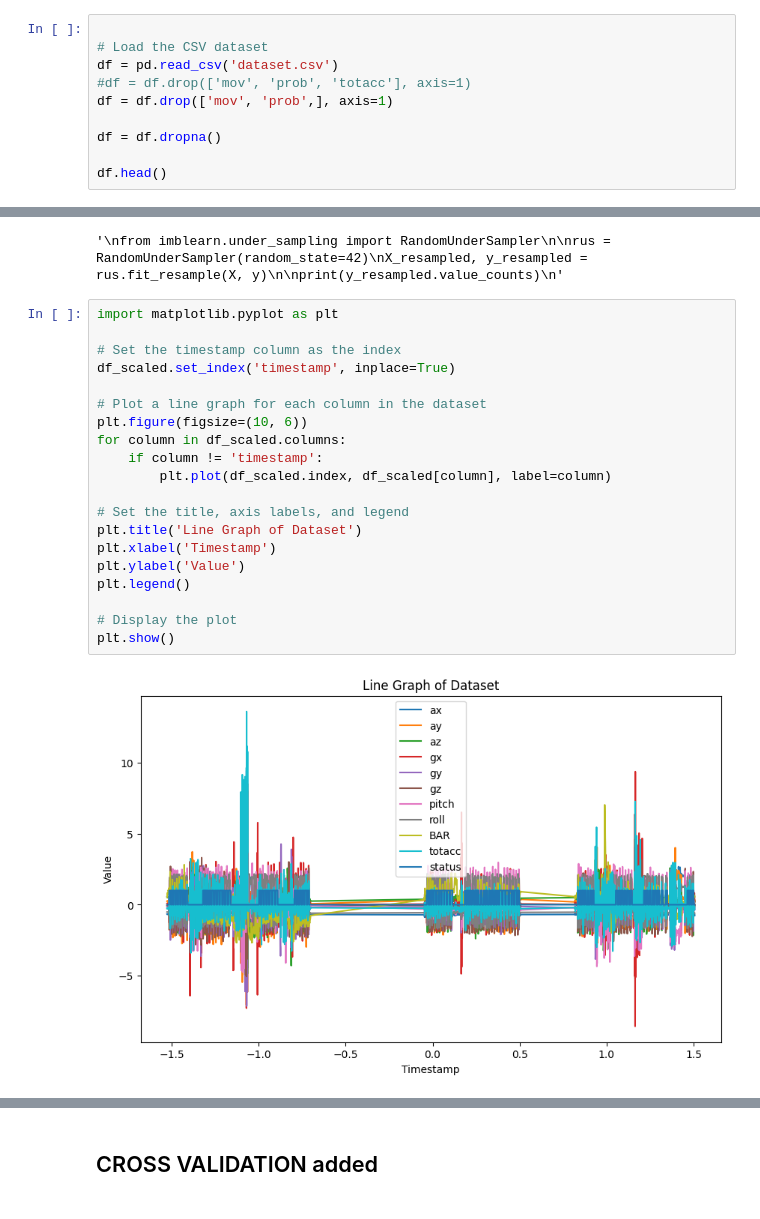
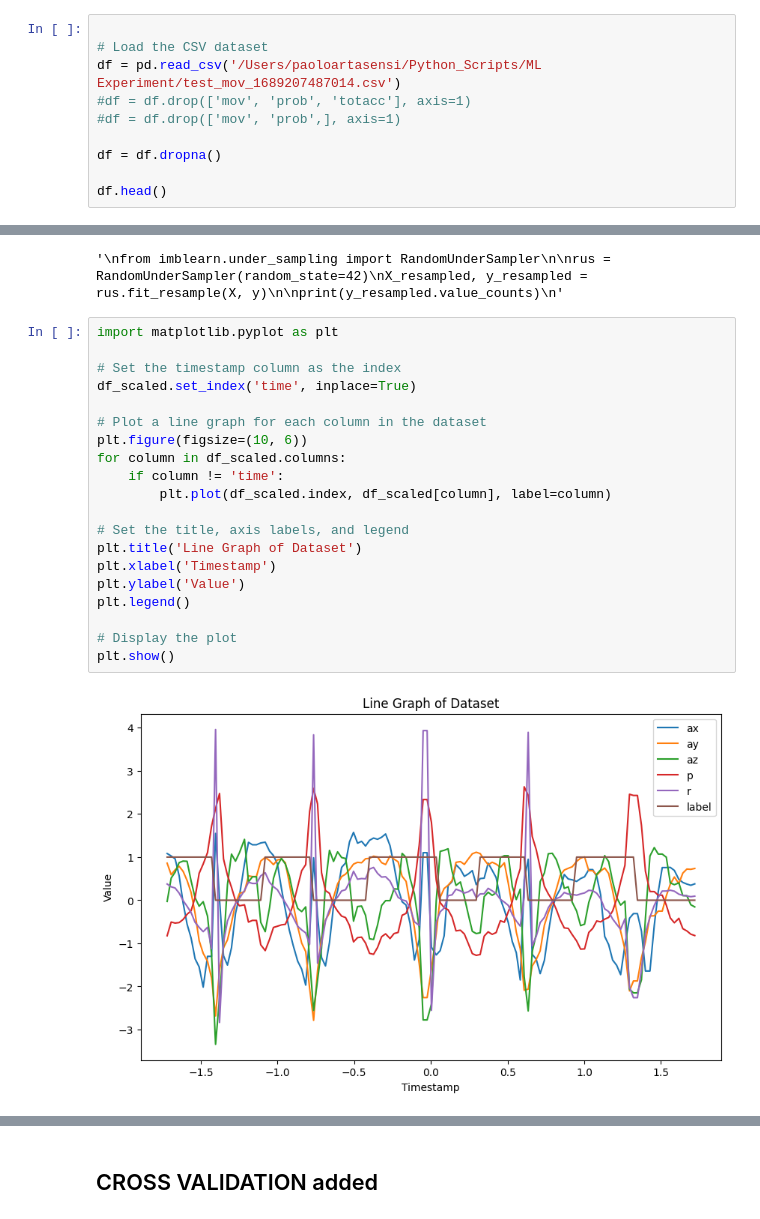
Before and after one commit to paoloartasensi/ML-Experiment, a Jupyter notebook: Notebook_ML_experiment.ipynb, the cells around one changed output, grey strips where cells are left out. Cells and saved outputs as stored; diff of their text form.

```diff
--- a/Notebook_ML_experiment.ipynb
+++ b/Notebook_ML_experiment.ipynb
@@ -14,9 +14,9 @@ import numpy as np
 # %%
 
 # Load the CSV dataset
-df = pd.read_csv('dataset.csv')
+df = pd.read_csv('/Users/paoloartasensi/Python_Scripts/ML Experiment/test_mov_1689207487014.csv')
 #df = df.drop(['mov', 'prob', 'totacc'], axis=1)
-df = df.drop(['mov', 'prob',], axis=1)
+#df = df.drop(['mov', 'prob',], axis=1)
 
 df = df.dropna()
 
@@ -90,25 +90,25 @@ print(y_resampled.value_counts)
 # %%
 import matplotlib.pyplot as plt
 
 # Set the timestamp column as the index
-df_scaled.set_index('timestamp', inplace=True)
+df_scaled.set_index('time', inplace=True)
 
 # Plot a line graph for each column in the dataset
 plt.figure(figsize=(10, 6))
 for column in df_scaled.columns:
-    if column != 'timestamp':
+    if column != 'time':
         plt.plot(df_scaled.index, df_scaled[column], label=column)
 
 # Set the title, axis labels, and legend
 plt.title('Line Graph of Dataset')
 plt.xlabel('Timestamp')
 plt.ylabel('Value')
 plt.legend()
 
 # Display the plot
 plt.show()
 # %% [output]
-[figure, old version]
+[figure, new version]
 # %%
 
 from sklearn.linear_model import LogisticRegression
```
Also changed, not shown: parts of 7 cells of this notebook, 1 other file.
